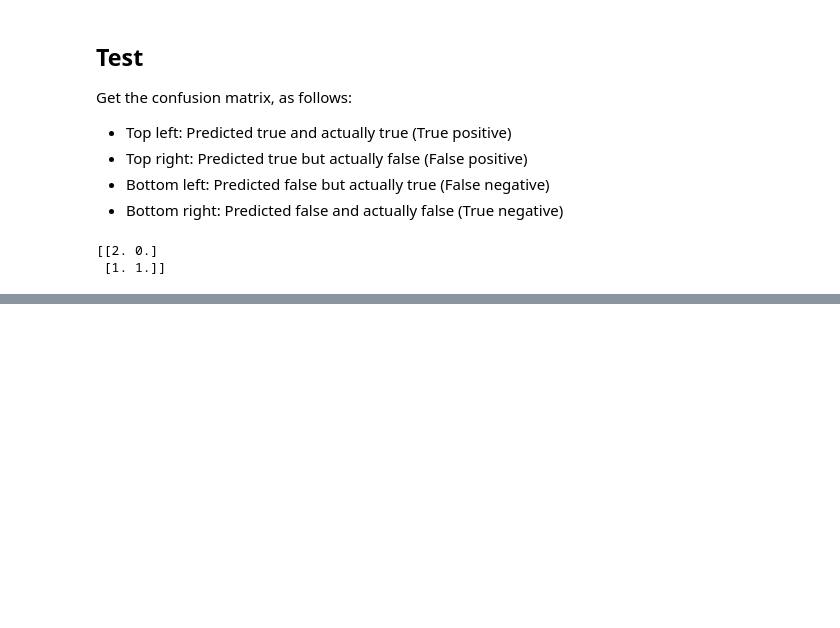
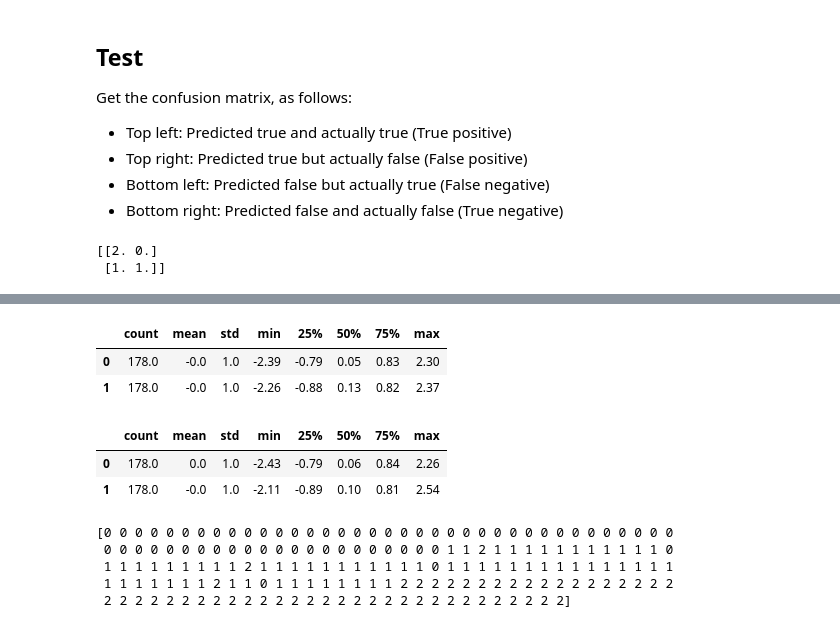
Before and after one commit to luislerma5593/Data_Analysis, a Jupyter notebook: Solo_Learn/DataScience_SoloLearn.ipynb, the cells around one changed output, grey strips where cells are left out. Cells and saved outputs as stored; diff of their text form; code cells hidden in the pictures; blank space fills up the shorter version.

```diff
--- a/Solo_Learn/DataScience_SoloLearn.ipynb
+++ b/Solo_Learn/DataScience_SoloLearn.ipynb
@@ -850,0 +1104,42 @@ print(B.astype(float))
+# %%
+df_scaled.describe().T.round(2)
+# %% [output]
+|  | count | mean | std | min | 25% | 50% | 75% | max |
+| 0 | 178.0 | -0.0 | 1.0 | -2.39 | -0.79 | 0.05 | 0.83 | 2.30 |
+| 1 | 178.0 | -0.0 | 1.0 | -2.26 | -0.88 | 0.13 | 0.82 | 2.37 |
+# %%
+x_df.describe().T.round(2)
+# %% [output]
+|  | count | mean | std | min | 25% | 50% | 75% | max |
+| 0 | 178.0 | 0.0 | 1.0 | -2.43 | -0.79 | 0.06 | 0.84 | 2.26 |
+| 1 | 178.0 | -0.0 | 1.0 | -2.11 | -0.89 | 0.10 | 0.81 | 2.54 |
+# %%
+### Using the entire dataset
+
+import numpy as np
+import pandas as pd
+from sklearn.datasets import load_wine
+from sklearn.preprocessing import StandardScaler
+from sklearn.cluster import KMeans
+
+data = load_wine()
+wine = pd.DataFrame(data.data, columns=data.feature_names)
+
+X = wine
+
+scale = StandardScaler()
+scale.fit(X)
+
+X_scaled = scale.transform(X)
+
+k_opt = 3
+kmeans = KMeans(k_opt)
+kmeans.fit(X_scaled)
+y_pred = kmeans.predict(X_scaled)
+print(y_pred)
+# %% [output]
+[0 0 0 0 0 0 0 0 0 0 0 0 0 0 0 0 0 0 0 0 0 0 0 0 0 0 0 0 0 0 0 0 0 0 0 0 0
+ 0 0 0 0 0 0 0 0 0 0 0 0 0 0 0 0 0 0 0 0 0 0 1 1 2 1 1 1 1 1 1 1 1 1 1 1 0
+ 1 1 1 1 1 1 1 1 1 2 1 1 1 1 1 1 1 1 1 1 1 0 1 1 1 1 1 1 1 1 1 1 1 1 1 1 1
+ 1 1 1 1 1 1 1 2 1 1 0 1 1 1 1 1 1 1 1 2 2 2 2 2 2 2 2 2 2 2 2 2 2 2 2 2 2
+ 2 2 2 2 2 2 2 2 2 2 2 2 2 2 2 2 2 2 2 2 2 2 2 2 2 2 2 2 2 2]
```
Also changed, not shown: parts of 25 cells of this notebook, 1 other file.
